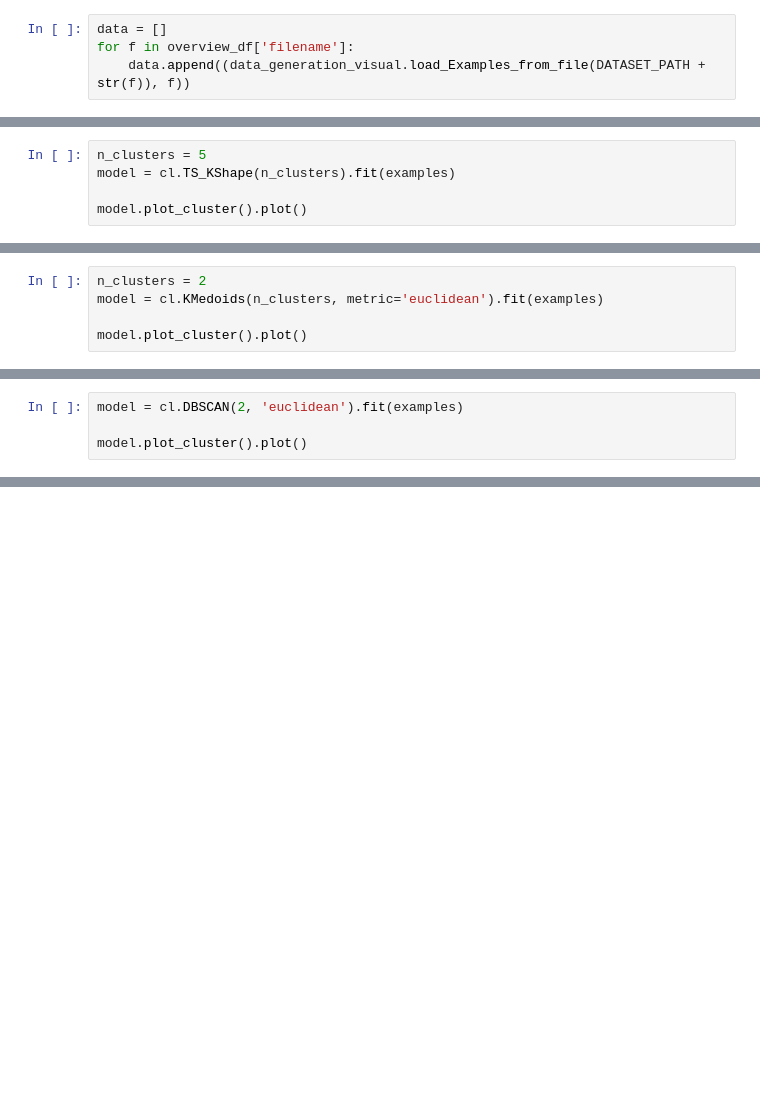
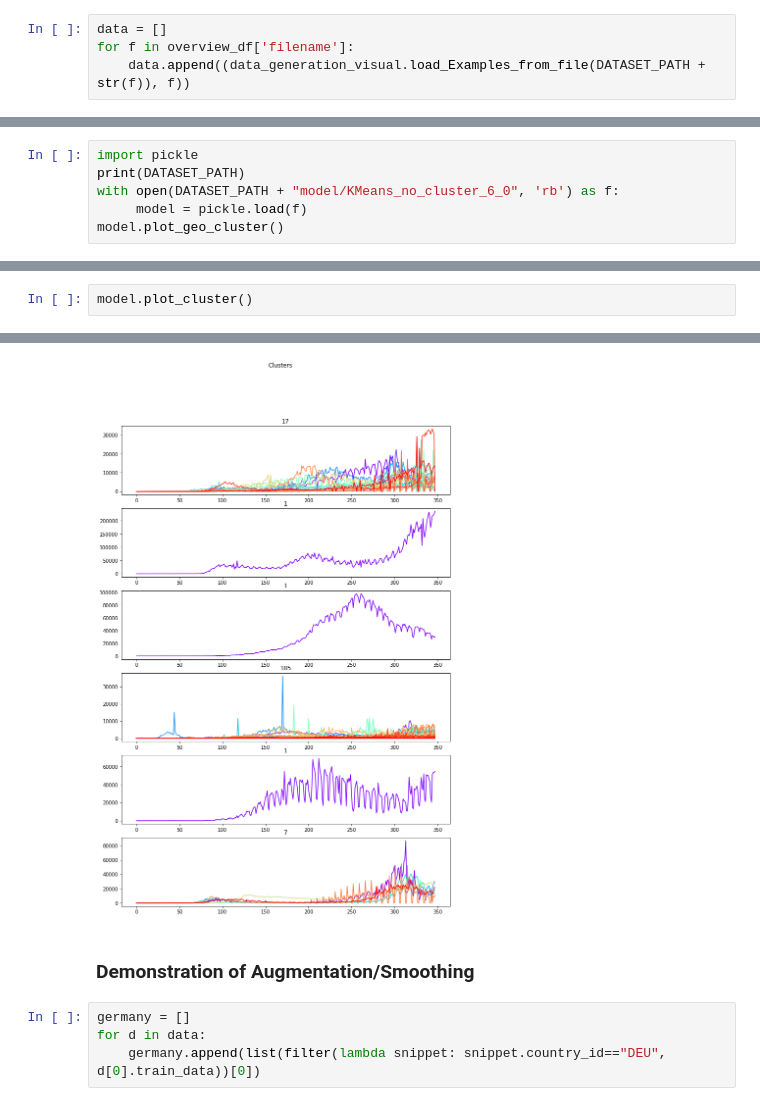
Before and after one commit to mlai-student/Lab2020-21ClusteringCovidData, a Jupyter notebook: notebooks/Tutorial.ipynb, the cells around one changed output, grey strips where cells are left out. Cells and saved outputs as stored; diff of their text form; blank space fills up the shorter version.

Commit message:
Notebook extended; Fine-tuning in Examples, clusters

```diff
--- a/notebooks/Tutorial.ipynb
+++ b/notebooks/Tutorial.ipynb
@@ -171,5 +56,0 @@ AttributeError: 'tuple' object has no attribute 'train_data'
-# %%
-n_clusters = 5
-model = cl.TS_KShape(n_clusters).fit(examples)
-
-model.plot_cluster().plot()
@@ -178,5 +56,0 @@ model.plot_cluster().plot()
-# %%
-n_clusters = 2
-model = cl.KMedoids(n_clusters, metric='euclidean').fit(examples)
-
-model.plot_cluster().plot()
@@ -185,4 +57,6 @@ model.plot_cluster().plot()
-# %%
-model = cl.DBSCAN(2, 'euclidean').fit(examples)
-
-model.plot_cluster().plot()
+# %%
+import pickle
+print(DATASET_PATH)
+with open(DATASET_PATH + "model/KMeans_no_cluster_6_0", 'rb') as f:
+     model = pickle.load(f)
+model.plot_geo_cluster()
@@ -188,0 +66,3 @@ model.plot_cluster().plot()
+# %%
+model.plot_cluster()
+# %% [output]
@@ -188,0 +70,7 @@ model.plot_cluster().plot()
+[figure, added]
+# %% [markdown]
+### Demonstration of Augmentation/Smoothing
+# %%
+germany = []
+for d in data:
+    germany.append(list(filter(lambda snippet: snippet.country_id=="DEU", d[0].train_data))[0])
```
Also changed, not shown: parts of 17 cells of this notebook, 2 other files.
